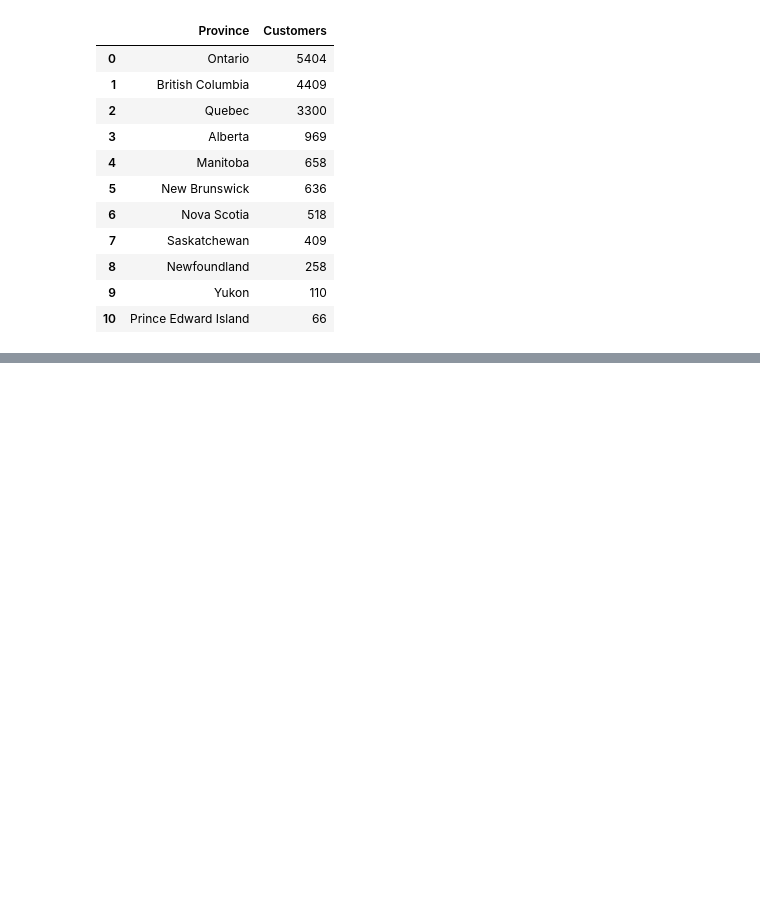
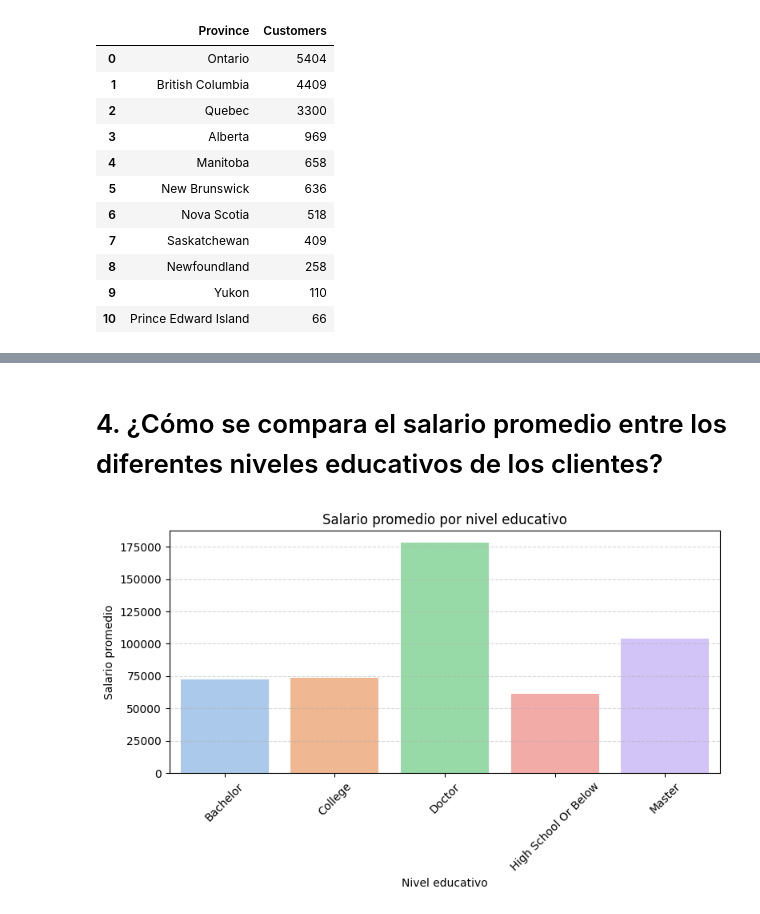
Before and after one commit to Adalab/bda-modulo-3-evaluacion-final-Isabel-GM, a Jupyter notebook: Ejercicio evaluacion mod 3.ipynb, the cells around one changed output, grey strips where cells are left out. Cells and saved outputs as stored; diff of their text form; code cells hidden in the pictures; blank space fills up the shorter version.

```diff
--- a/Ejercicio evaluacion mod 3.ipynb
+++ b/Ejercicio evaluacion mod 3.ipynb
@@ -693,0 +694,21 @@ plt.show()
+# %% [markdown]
+# 4.  ¿Cómo se compara el salario promedio entre los diferentes niveles educativos de los clientes?
+# %%
+# columnas que voy a necesitar: "Salary" -> salario(numerica), "Education" -> nivel educativo (categorica)
+# quiero comparar la media de los salarios en distintos los distintos grupos segun los niveles educativos (categoricos)
+# esto me indica que debo usar un BARPLOT ya que calcula la media de la variable numerica (salary) para cada nivel de educacion.
+
+# Agrupo por nivel educativo y calculo la media de salario
+salario_medio = df_unido.groupby('Education')['Salary'].mean().reset_index()
+
+# Ahora hago el grafico con seaborn -> barlplot
+plt.figure(figsize=(8,5))  # fijo el tamaño que quiero
+sns.barplot(x='Education', y='Salary', data=salario_medio, palette='pastel') # le doy a los ejes las columnas necesarias y a data le doy el salario medio ya calculado.
+plt.title('Salario promedio por nivel educativo')
+plt.xlabel('Nivel educativo')
+plt.ylabel('Salario promedio')
+plt.grid(axis='y', linestyle='--', alpha=0.5) # añado linea desde eje y (horizontales)
+plt.xticks(rotation=45) # roto los nombres del eje x para que no se monten entre si.
+plt.tight_layout(); # ajusto margenes
+# %% [output]
+[figure, added]
```
Also changed, not shown: parts of 10 cells of this notebook, 1 other file.
